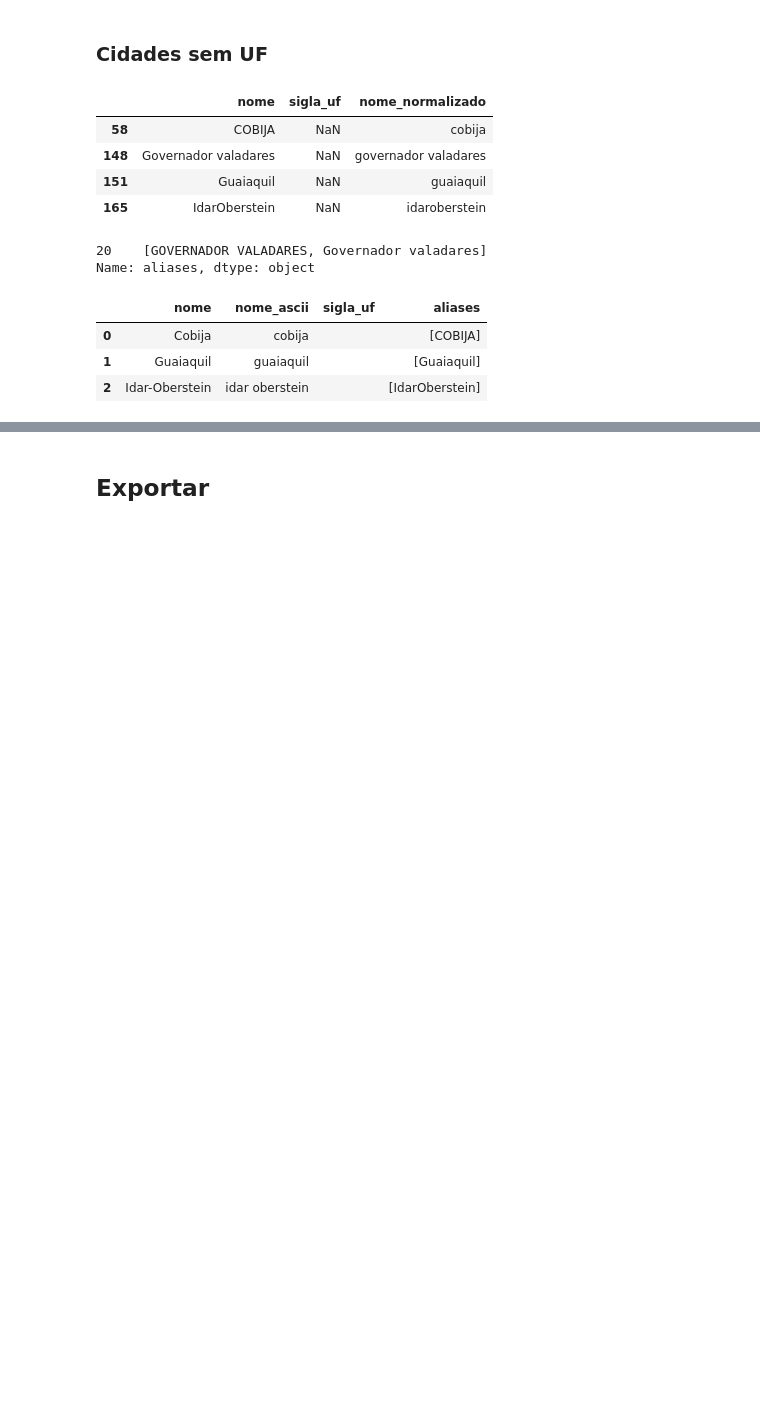
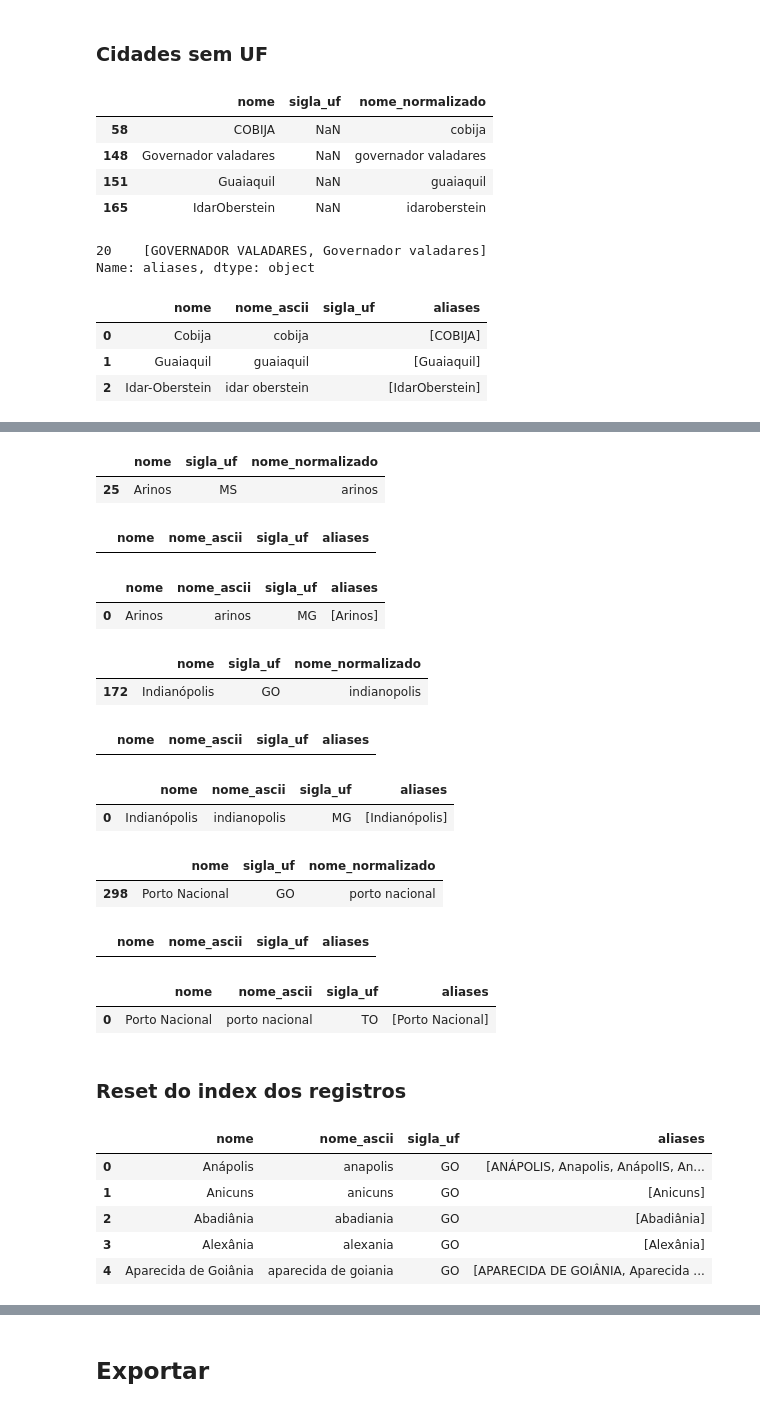
Before and after one commit to marcelsby/tcc-ifg-kg, a Jupyter notebook: notebooks/ifg_produz/Preprocessing UFs e Cidades.ipynb, the cells around one changed output, grey strips where cells are left out. Drawn from its saved outputs; the diff is of its cells as text; code cells hidden in the pictures; blank space fills up the shorter version.

Commit message:
fix: pré-processamento das cidades deslocadas

```diff
--- a/notebooks/ifg_produz/Preprocessing UFs e Cidades.ipynb
+++ b/notebooks/ifg_produz/Preprocessing UFs e Cidades.ipynb
@@ -1387,0 +1410,10 @@ cidades_final = pd.concat(cidades_finais, ignore_index=True)
+# %%
+arinos_from_cidades = cidades[(cidades['nome_normalizado'] == 'arinos') & (cidades['sigla_uf'] == 'MS')]
+arinos_from_cidades
+# %% [output]
+|  | nome | sigla_uf | nome_normalizado |
+| 25 | Arinos | MS | arinos |
+# %%
+cidades_final[cidades_final['nome_ascii'] == 'arinos']
+# %% [output]
+|  | nome | nome_ascii | sigla_uf | aliases |
@@ -1387,0 +1431,70 @@ cidades_final = pd.concat(cidades_finais, ignore_index=True)
+# %%
+cidades_final[cidades_final['nome_ascii'] == 'arinos']
+# %% [output]
+|  | nome | nome_ascii | sigla_uf | aliases |
+| 0 | Arinos | arinos | MG | [Arinos] |
+# %%
+indianopolis_from_cidades = cidades[(cidades['nome_normalizado'] == 'indianopolis') & (cidades['sigla_uf'] == 'GO')]
+indianopolis_from_cidades
+# %% [output]
+|  | nome | sigla_uf | nome_normalizado |
+| 172 | Indianópolis | GO | indianopolis |
+# %%
+cidades_final[cidades_final['nome_ascii'] == 'indianopolis']
+# %% [output]
+|  | nome | nome_ascii | sigla_uf | aliases |
+# %%
+indianopolis = {
+    'nome': 'Indianópolis',
+    'nome_ascii': 'indianopolis',
+    'sigla_uf': 'MG',
+    'aliases': [[indianopolis_from_cidades['nome'].values[0]]]
+}
+
+indianopolis_df = pd.DataFrame(indianopolis)
+
+cidades_final = pd.concat([cidades_final, indianopolis_df])
+# %%
+cidades_final[cidades_final['nome_ascii'] == 'indianopolis']
+# %% [output]
+|  | nome | nome_ascii | sigla_uf | aliases |
+| 0 | Indianópolis | indianopolis | MG | [Indianópolis] |
+# %%
+porto_nacional_from_cidades = cidades[(cidades['nome_normalizado'] == 'porto nacional') & (cidades['sigla_uf'] == 'GO')]
+porto_nacional_from_cidades
+# %% [output]
+|  | nome | sigla_uf | nome_normalizado |
+| 298 | Porto Nacional | GO | porto nacional |
+# %%
+cidades_final[cidades_final['nome_ascii'] == 'porto nacional']
+# %% [output]
+|  | nome | nome_ascii | sigla_uf | aliases |
+# %%
+porto_nacional = {
+    'nome': 'Porto Nacional',
+    'nome_ascii': 'porto nacional',
+    'sigla_uf': 'TO',
+    'aliases': [[porto_nacional_from_cidades['nome'].values[0]]]
+}
+
+porto_nacional_df = pd.DataFrame(porto_nacional)
+
+cidades_final = pd.concat([cidades_final, porto_nacional_df])
+# %%
+cidades_final[cidades_final['nome_ascii'] == 'porto nacional']
+# %% [output]
+|  | nome | nome_ascii | sigla_uf | aliases |
+| 0 | Porto Nacional | porto nacional | TO | [Porto Nacional] |
+# %% [markdown]
+### Reset do index dos registros
+# %%
+cidades_final = cidades_final.reset_index(drop=True)
+# %%
+cidades_final.head()
+# %% [output]
+|  | nome | nome_ascii | sigla_uf | aliases |
+| 0 | Anápolis | anapolis | GO | [ANÁPOLIS, Anapolis, AnápolIS, An... |
+| 1 | Anicuns | anicuns | GO | [Anicuns] |
+| 2 | Abadiânia | abadiania | GO | [Abadiânia] |
+| 3 | Alexânia | alexania | GO | [Alexânia] |
+| 4 | Aparecida de Goiânia | aparecida de goiania | GO | [APARECIDA DE GOIÂNIA, Aparecida ... |
```
Also changed, not shown: parts of 17 cells of this notebook.
